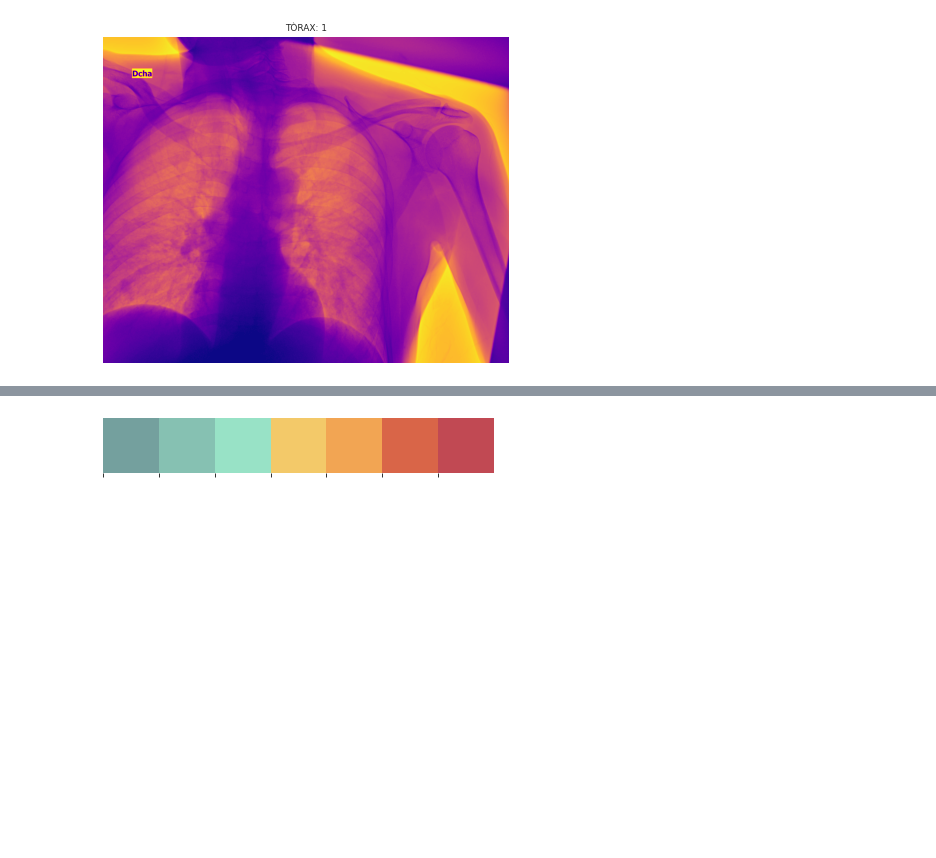
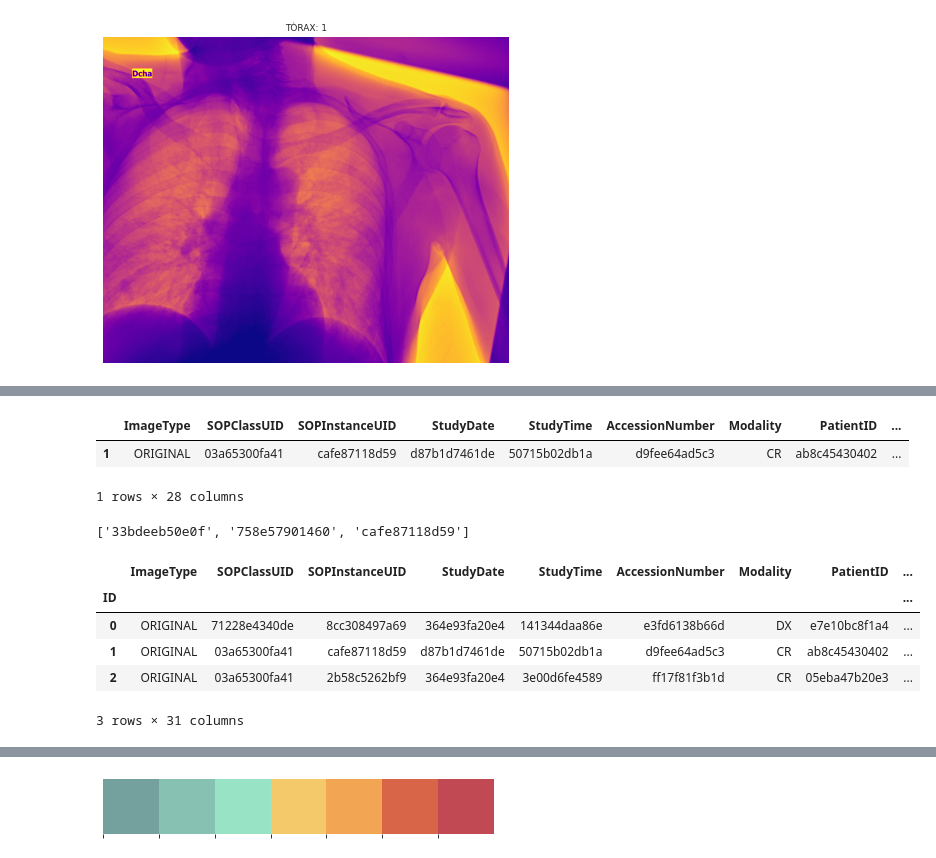
Before and after one commit to fredguth/nbdev_wandb_kaggle, a Jupyter notebook: nbs/01_eda.ipynb, the cells around one changed output, grey strips where cells are left out. Saved outputs shown, nothing was run; the diff lists cells and outputs as text; code cells hidden in the pictures; blank space fills up the shorter version.

```diff
--- a/nbs/01_eda.ipynb
+++ b/nbs/01_eda.ipynb
@@ -215,0 +238,13 @@ Wall time: 42.5 ms
+# %%
+df_train_dcm[df_train_dcm.index==1]
+# %% [output]
+|  | ImageType | SOPClassUID | SOPInstanceUID | StudyDate | StudyTime | AccessionNumber | Modality | PatientID | ... |
+| 1 | ORIGINAL | 03a65300fa41 | cafe87118d59 | d87b1d7461de | 50715b02db1a | d9fee64ad5c3 | CR | ab8c45430402 | ... |
+1 rows × 28 columns
+# %%
+row = df_train_dcm[df_train_dcm.index==1]
+fname = row['fname']
+[fname] = fname.tolist()
+fname.split('.')[-2].split('/')[-3:]
+# %% [output]
+['33bdeeb50e0f', '758e57901460', 'cafe87118d59']
@@ -215,0 +261,9 @@ Wall time: 42.5 ms
+# %%
+df_train_dcm.head(3)
+# %% [output]
+|  | ImageType | SOPClassUID | SOPInstanceUID | StudyDate | StudyTime | AccessionNumber | Modality | PatientID | ... |
+| ID |  |  |  |  |  |  |  |  | ... |
+| 0 | ORIGINAL | 71228e4340de | 8cc308497a69 | 364e93fa20e4 | 141344daa86e | e3fd6138b66d | DX | e7e10bc8f1a4 | ... |
+| 1 | ORIGINAL | 03a65300fa41 | cafe87118d59 | d87b1d7461de | 50715b02db1a | d9fee64ad5c3 | CR | ab8c45430402 | ... |
+| 2 | ORIGINAL | 03a65300fa41 | 2b58c5262bf9 | 364e93fa20e4 | 3e00d6fe4589 | ff17f81f3b1d | CR | 05eba47b20e3 | ... |
+3 rows × 31 columns
```
Also changed, not shown: parts of 16 cells of this notebook.
